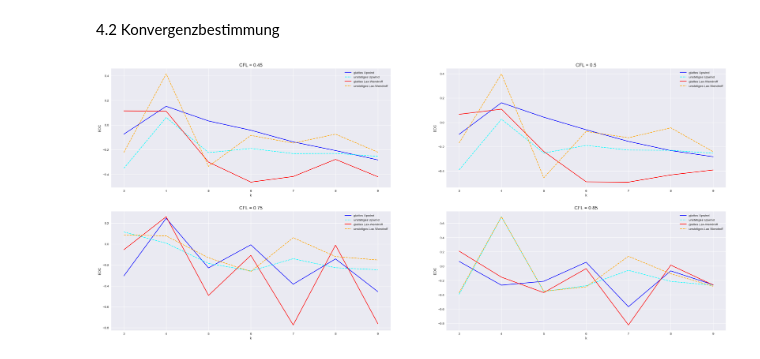
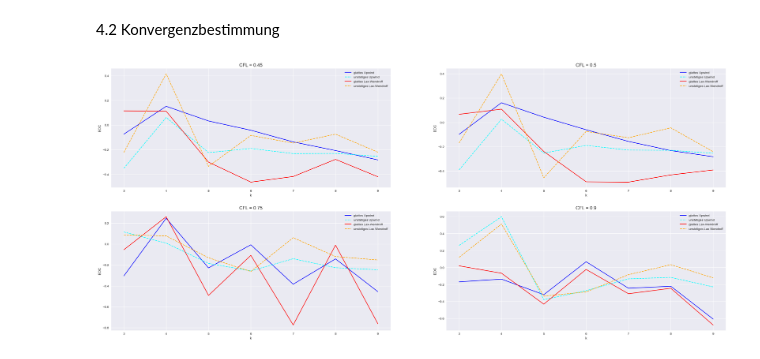
Before and after one commit to Javiermateor/Flachwassergleichung, a Jupyter notebook: HA4.ipynb, the cells around one changed output. Saved outputs shown, nothing was run; the diff lists cells and outputs as text; code cells hidden in the pictures.

```diff
--- a/HA4.ipynb
+++ b/HA4.ipynb
@@ -134,9 +134,9 @@ plt.style.use('seaborn')
 x = np.array([3,4,5,6,7,8,9])
 ks = np.array([3,4,5,6,7,8,9])
 
-norm=2
+norm = 2
 
-CFLs = [0.45, 0.5, 0.75, 0.85]
+CFLs = [0.45, 0.5, 0.75, 0.9]
 # CFLs = [0.45]
 
 fig = plt.figure(figsize=(35, 15))
@@ -152,31 +152,31 @@ for CFL in CFLs:
     eoc_glatt_lax = []
     eoc_unstetig_lax = []
 
     for k in ks:
         # Upwind Verfahren
         EOC_glatt_upwind, EOC_unstetig_upwind = konvergenz(CFL = CFL, k = k, norm = norm, verfahren = "UpWind")
         eoc_glatt_upwind.append(EOC_glatt_upwind)
         eoc_unstetig_upwind.append(EOC_unstetig_upwind)
 
         # Lax-Wendroff Verfahren
         EOC_glatt_lax, EOC_unstetig_lax = konvergenz(CFL = CFL, k = k, norm = norm, verfahren = "Lax-Wendroff")
         eoc_glatt_lax.append(EOC_glatt_lax)
         eoc_unstetig_lax.append(EOC_unstetig_lax)
 
 
     #Subplots
     ax = fig.add_subplot(2,2,i)
     ax.plot(x, eoc_glatt_upwind, color='blue',  label='glattes Upwind')
     ax.plot(x, eoc_unstetig_upwind,'--',color='cyan', label='unstetiges Upwind')
     ax.plot(x, eoc_glatt_lax, color='red', label='glattes Lax-Wendroff')
     ax.plot(x, eoc_unstetig_lax,'--', color= 'orange', label='unstetiges Lax-Wendroff')
     ax.title.set_text(f'CFL = {CFL}')
     ax.title.set_fontsize(15)
     ax.set_xlabel('k')
     ax.set_ylabel('EOC')
     plt.legend()
     i+=1
 
 plt.show()
 # %% [output]
-[figure, old version]
+[figure, new version]
```
